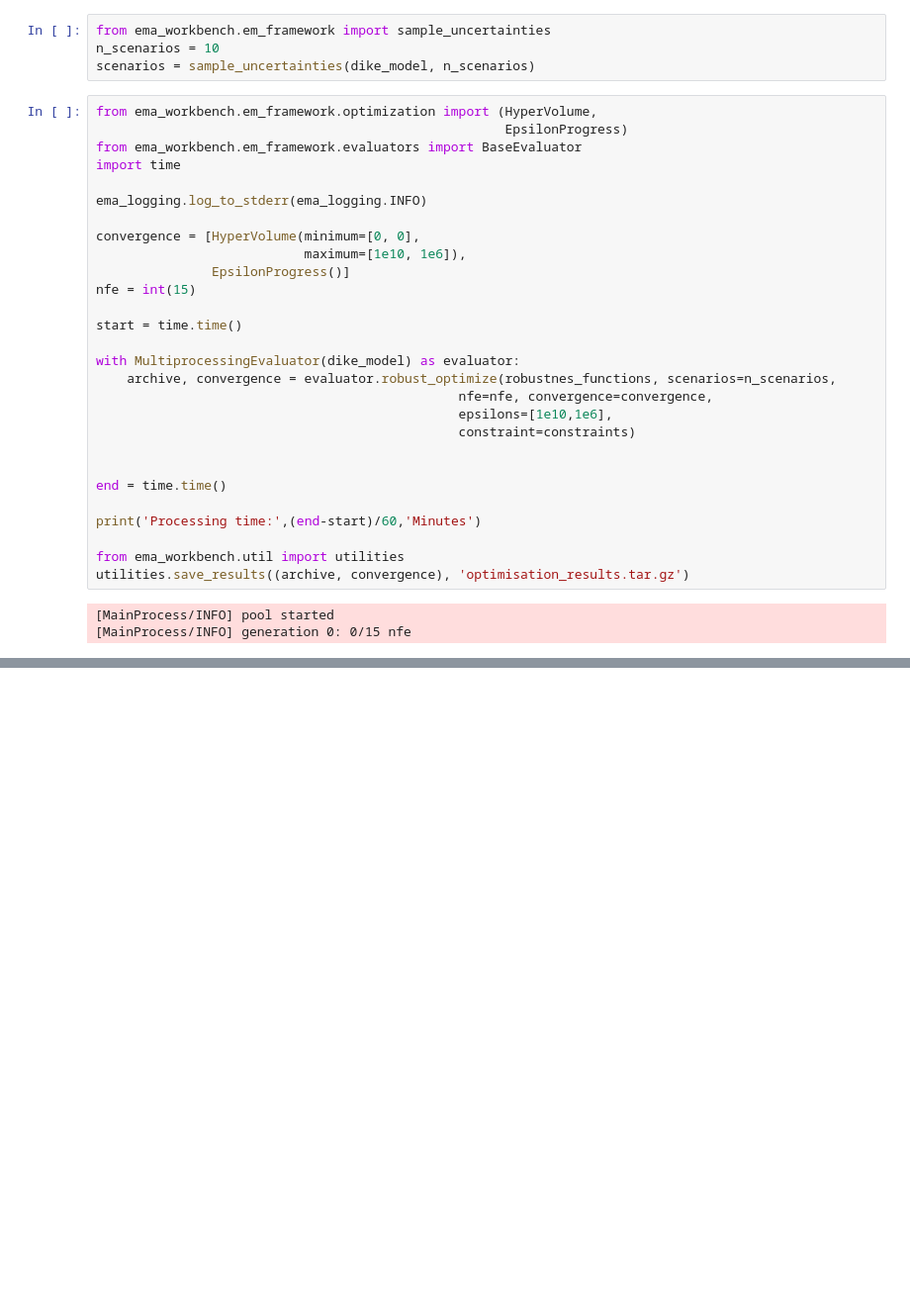
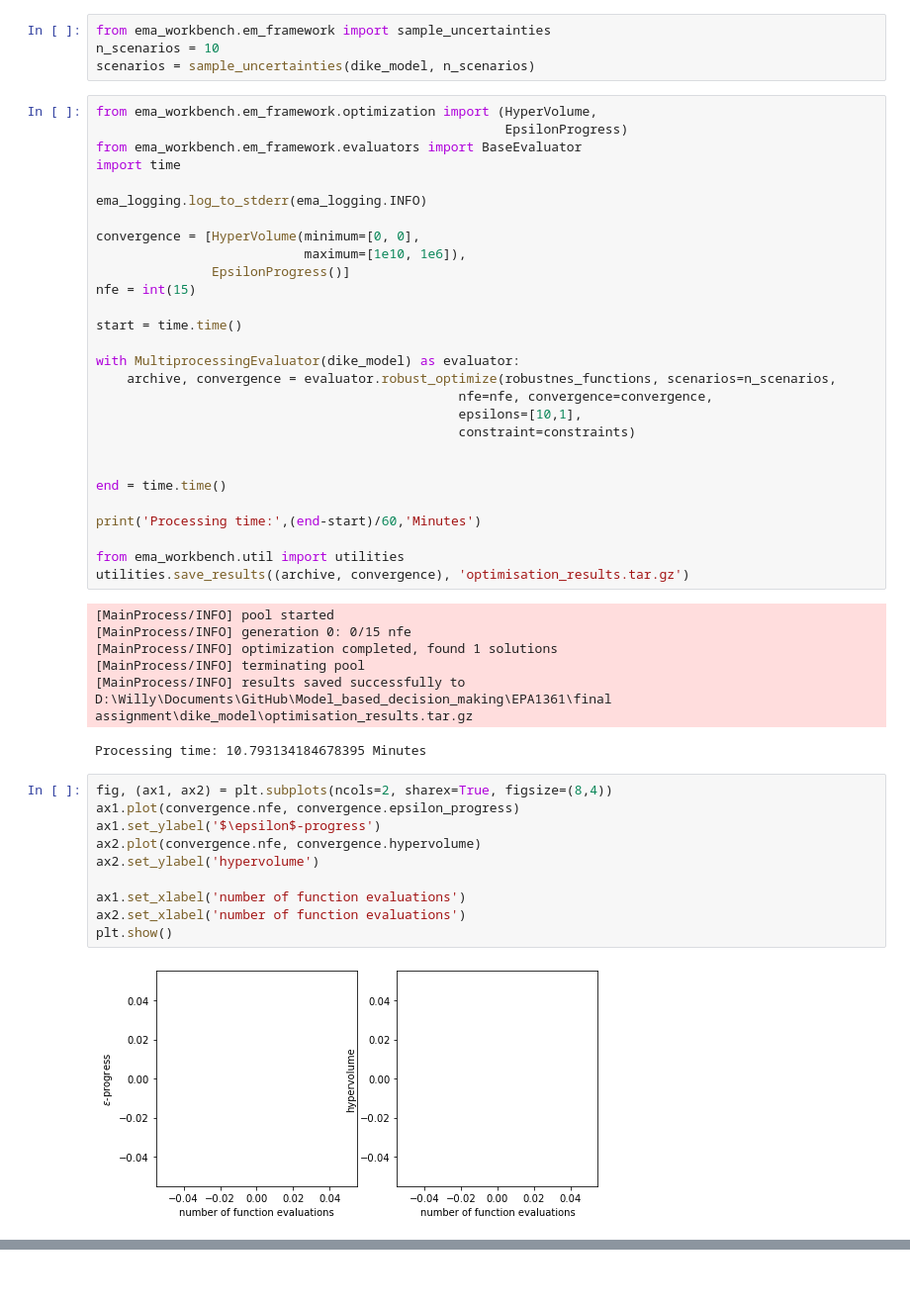
Before and after one commit to willygpv/EPA1361, a Jupyter notebook: final assignment/dike_model/Optimization_W.ipynb, the cells around one changed output, grey strips where cells are left out. Shown at 99% size. Saved outputs shown, nothing was run; the diff lists cells and outputs as text; blank space fills up the shorter version.

```diff
--- a/final assignment/dike_model/Optimization_W.ipynb
+++ b/final assignment/dike_model/Optimization_W.ipynb
@@ -278,7 +443,7 @@ start = time.time()
 with MultiprocessingEvaluator(dike_model) as evaluator:
     archive, convergence = evaluator.robust_optimize(robustnes_functions, scenarios=n_scenarios,
                                                nfe=nfe, convergence=convergence,
-                                               epsilons=[1e10,1e6],
+                                               epsilons=[10,1],
                                                constraint=constraints)
 
 
@@ -291,3 +456,19 @@ utilities.save_results((archive, convergence), 'optimisation_results.tar.gz')
 # %% [output]
 [MainProcess/INFO] pool started
 [MainProcess/INFO] generation 0: 0/15 nfe
+[MainProcess/INFO] optimization completed, found 1 solutions
+[MainProcess/INFO] terminating pool
+[MainProcess/INFO] results saved successfully to D:\Willy\Documents\GitHub\Model_based_decision_making\EPA1361\final assignment\dike_model\optimisation_results.tar.gz
+Processing time: 10.793134184678395 Minutes
+# %%
+fig, (ax1, ax2) = plt.subplots(ncols=2, sharex=True, figsize=(8,4))
+ax1.plot(convergence.nfe, convergence.epsilon_progress)
+ax1.set_ylabel('$\epsilon$-progress')
+ax2.plot(convergence.nfe, convergence.hypervolume)
+ax2.set_ylabel('hypervolume')
+
+ax1.set_xlabel('number of function evaluations')
+ax2.set_xlabel('number of function evaluations')
+plt.show()
+# %% [output]
+[figure, added]
```
Also changed, not shown: parts of 13 cells of this notebook, 13 other files.
